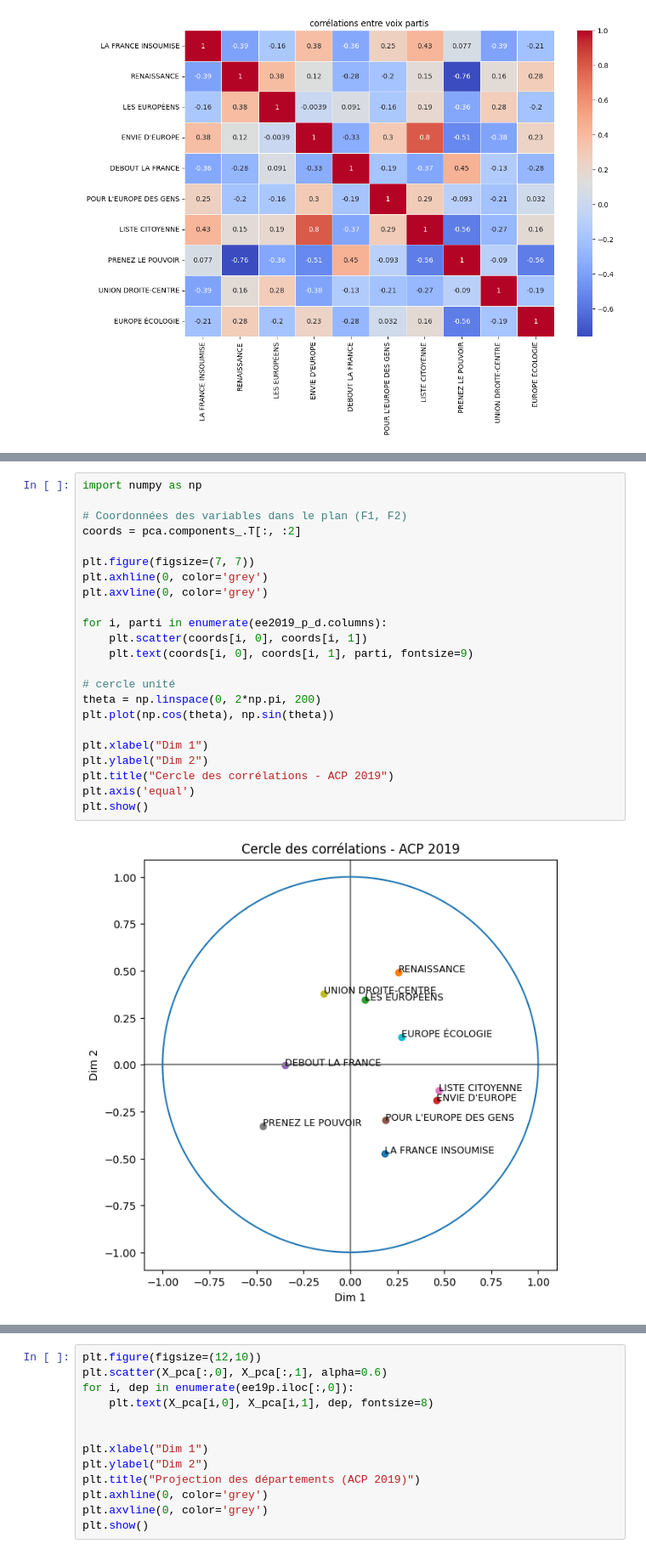
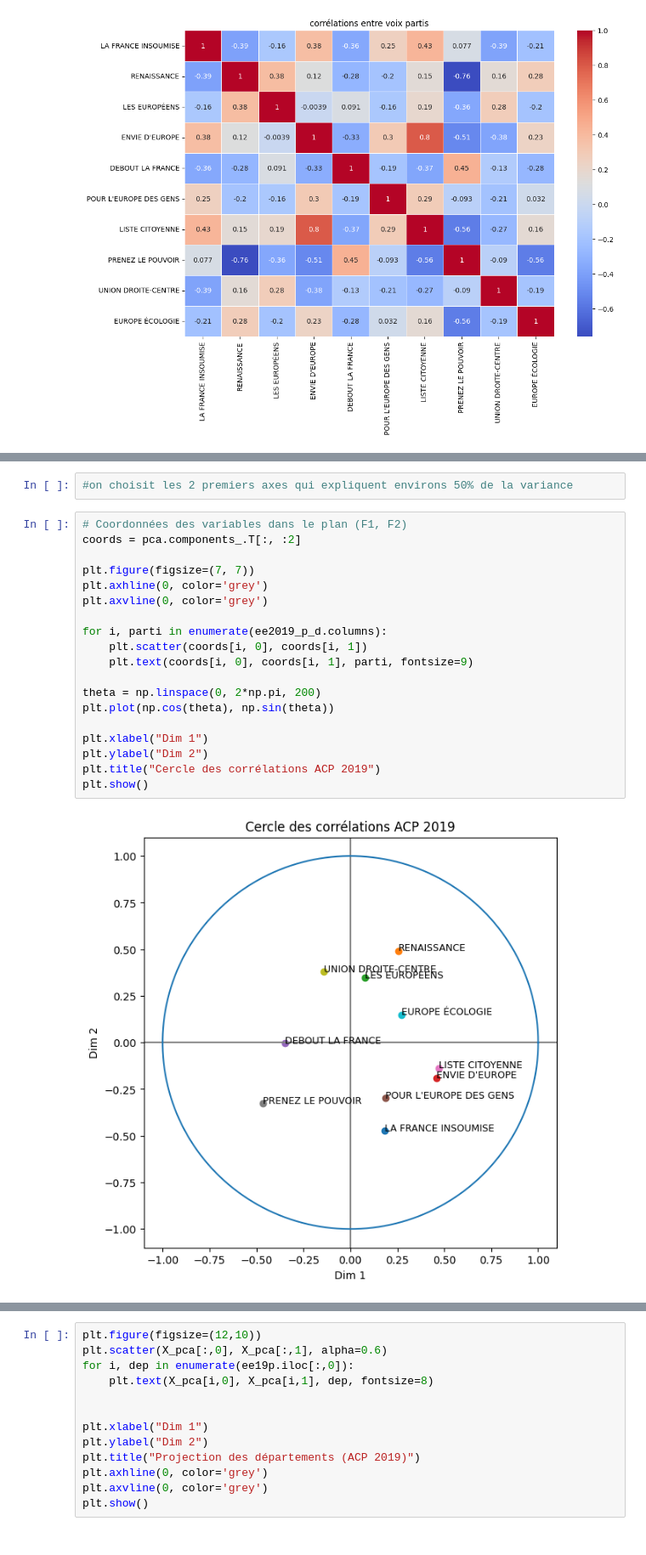
Before and after one commit to zuulaika/Projet-python, a Jupyter notebook: code_principal_z.ipynb, the cells around one changed output, grey strips where cells are left out. Shown at 85% size. Drawn from its saved outputs; the diff is of its cells as text.

```diff
--- a/code_principal_z.ipynb
+++ b/code_principal_z.ipynb
@@ -363,28 +366,26 @@ plt.title("Scree plot - ACP élection 2019")
 plt.show()
 # %% [output]
 [figure]
+# %%
+#on choisit les 2 premiers axes qui expliquent environs 50% de la variance
 # %%
-import numpy as np
-
 # Coordonnées des variables dans le plan (F1, F2)
 coords = pca.components_.T[:, :2]
 
 plt.figure(figsize=(7, 7))
 plt.axhline(0, color='grey')
 plt.axvline(0, color='grey')
 
 for i, parti in enumerate(ee2019_p_d.columns):
     plt.scatter(coords[i, 0], coords[i, 1])
     plt.text(coords[i, 0], coords[i, 1], parti, fontsize=9)
 
-# cercle unité
 theta = np.linspace(0, 2*np.pi, 200)
 plt.plot(np.cos(theta), np.sin(theta))
 
 plt.xlabel("Dim 1")
 plt.ylabel("Dim 2")
-plt.title("Cercle des corrélations - ACP 2019")
-plt.axis('equal')
+plt.title("Cercle des corrélations ACP 2019")
 plt.show()
 # %% [output]
-[figure, old version]
+[figure, new version]
```
Also changed, not shown: parts of 7 cells of this notebook, 1 other file.
